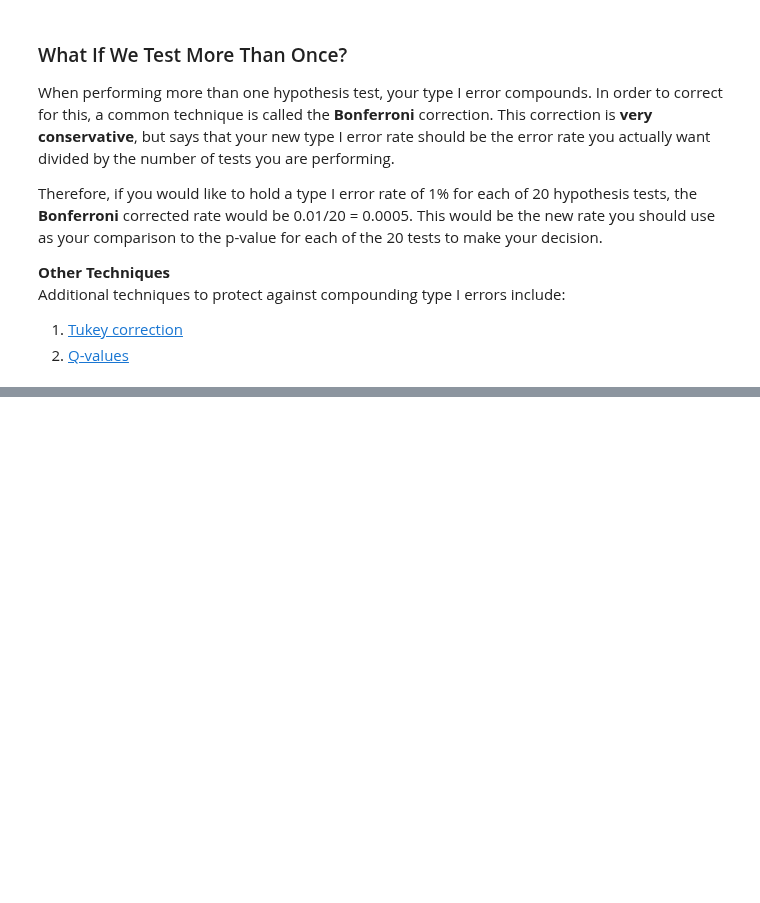
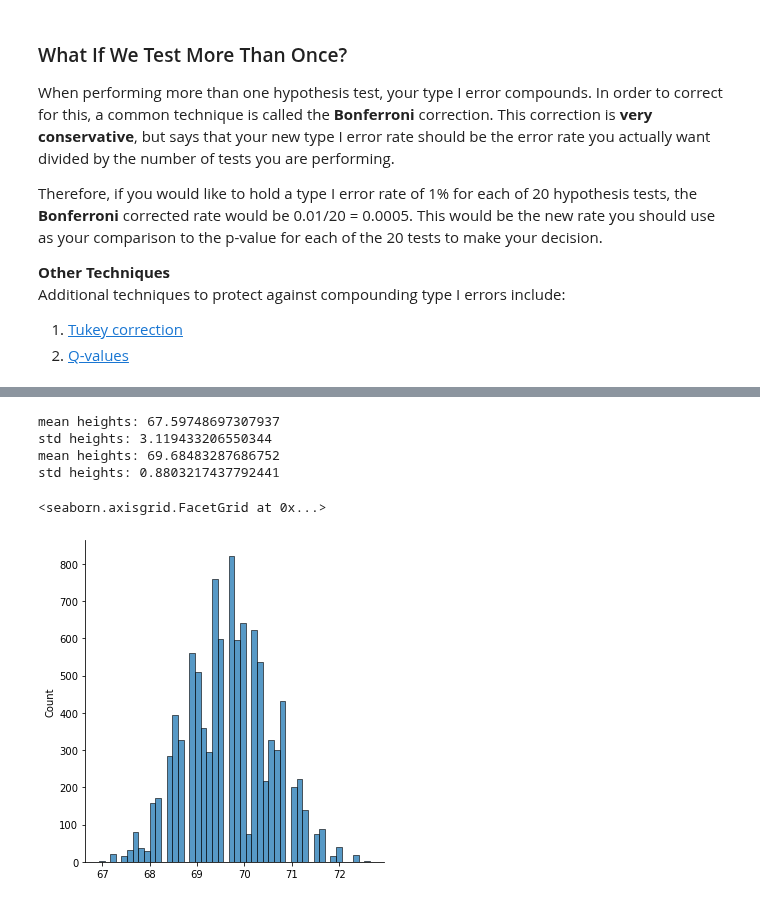
Before and after one commit to vpontello/DataScience_Nanodegree, a Jupyter notebook: 00_Extracurricular/02_Practical_Statistics/practical_statistics.ipynb, the cells around one changed output, grey strips where cells are left out. Cells and saved outputs as stored; diff of their text form; code cells hidden in the pictures; blank space fills up the shorter version.

Commit message:
the impact of large sample sizes

```diff
--- a/00_Extracurricular/02_Practical_Statistics/practical_statistics.ipynb
+++ b/00_Extracurricular/02_Practical_Statistics/practical_statistics.ipynb
@@ -1545,0 +1554,10 @@ Video on effect size [here](https://www.youtube.com/watch?v=z98xODInLCQ).
+# %%
+import pandas as pd
+import numpy as np
+import matplotlib.pyplot as plt
+import seaborn as sns
+
+%matplotlib inline
+np.random.seed(42)
+
+full_data = pd.read_csv('data/coffee_dataset.csv')
@@ -1545,0 +1576,27 @@ Video on effect size [here](https://www.youtube.com/watch?v=z98xODInLCQ).
+# %%
+# * What is the population mean height?
+print(f'mean heights: {full_data["height"].mean()}')
+# * What is the standard deviation of the population heights? Create a sample set of data using the code below.
+print(f'std heights: {full_data["height"].std()}')
+
+# * What is the sample mean height? Simulate the sampling distribution for the mean of five values to see the shape and plot a histogram.
+sample_data = full_data.sample(5)
+
+sample_mean = []
+for i in range(10000):
+    sample = sample_data.sample(5, replace=True)
+    sample_mean.append(sample['height'].mean())
+
+print(f'mean heights: {np.mean(sample_mean)}')
+# * What is the standard deviation of the sampling distribution of the mean of five draws? Use quiz 2 below to assure your answers are correct.
+print(f'std heights: {np.std(sample_mean)}')
+# %% [output]
+mean heights: 67.59748697307937
+std heights: 3.119433206550344
+mean heights: 69.68483287686752
+std heights: 0.8803217437792441
+# %%
+sns.displot(sample_mean)
+# %% [output]
+<seaborn.axisgrid.FacetGrid at 0x...>
+[figure, added]
```
Also changed, not shown: parts of 15 cells of this notebook.
